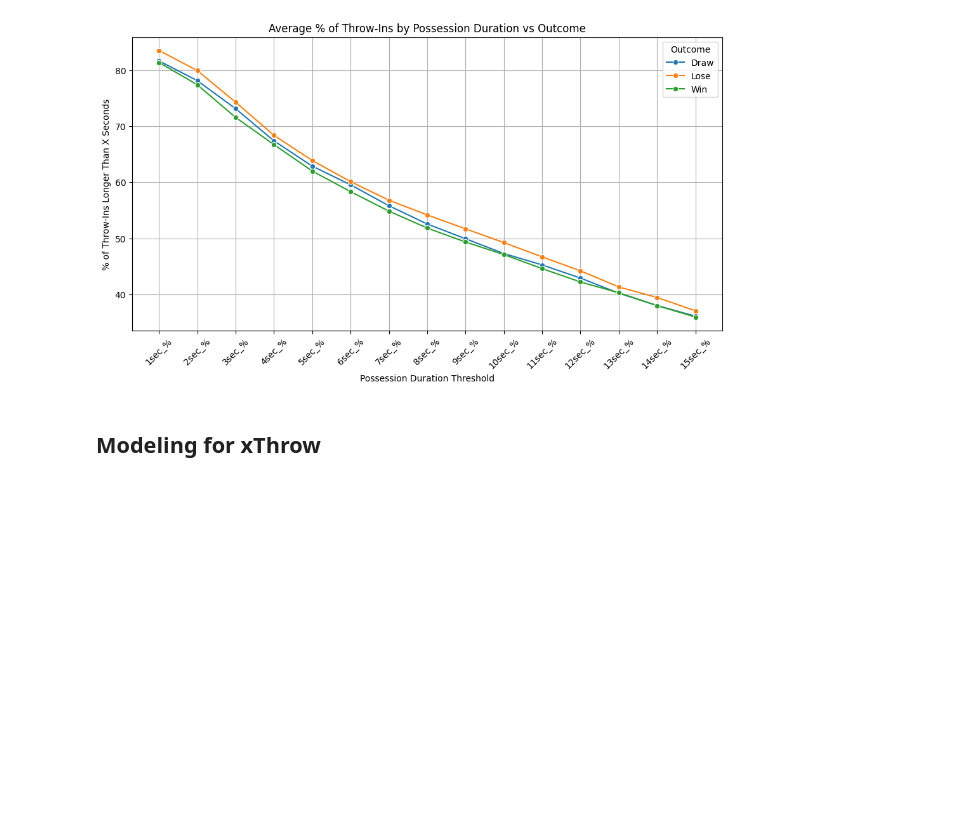
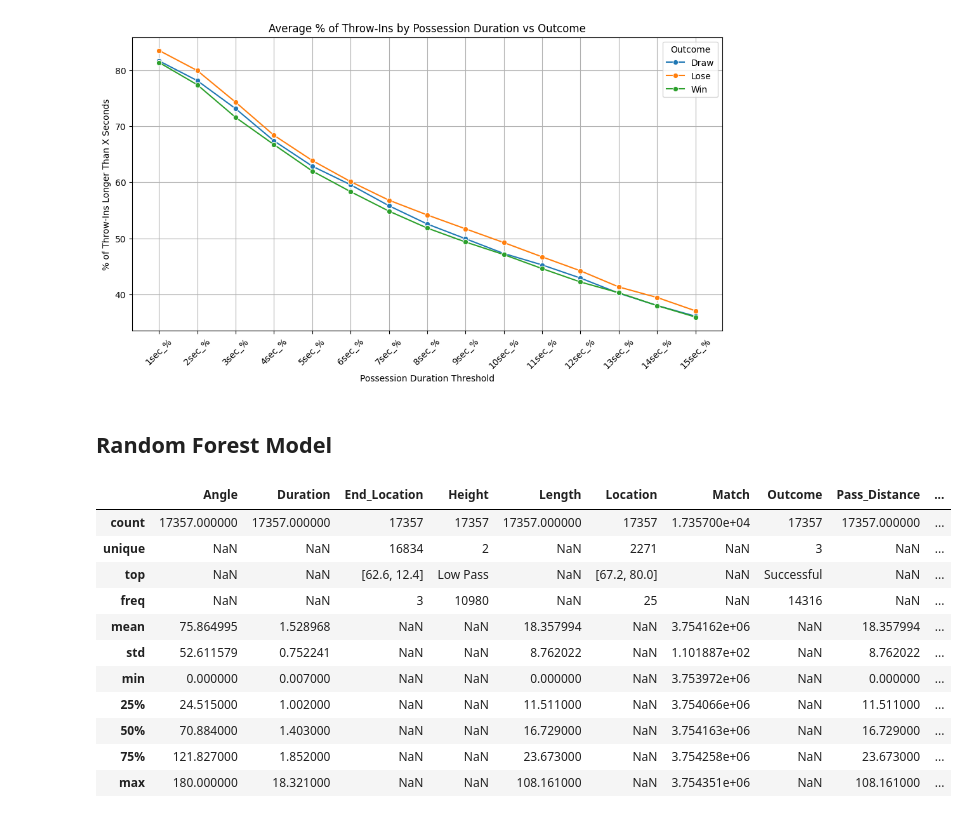
Before and after one commit to hwillif/Throw-in-Project, a Jupyter notebook: HW_Throw-In.ipynb, the cells around one changed output. Cells and saved outputs as stored; diff of their text form; code cells hidden in the pictures; blank space fills up the shorter version.

```diff
--- a/HW_Throw-In.ipynb
+++ b/HW_Throw-In.ipynb
@@ -672,4 +733,19 @@ plt.show()
 # %% [output]
 [figure]
 # %% [markdown]
-## Modeling for xThrow
+## Random Forest Model
+# %%
+Throws.describe(include='all')
+# %% [output]
+|  | Angle | Duration | End_Location | Height | Length | Location | Match | Outcome | Pass_Distance | ... |
+| count | 17357.000000 | 17357.000000 | 17357 | 17357 | 17357.000000 | 17357 | 1.735700e+04 | 17357 | 17357.000000 | ... |
+| unique | NaN | NaN | 16834 | 2 | NaN | 2271 | NaN | 3 | NaN | ... |
+| top | NaN | NaN | [62.6, 12.4] | Low Pass | NaN | [67.2, 80.0] | NaN | Successful | NaN | ... |
+| freq | NaN | NaN | 3 | 10980 | NaN | 25 | NaN | 14316 | NaN | ... |
+| mean | 75.864995 | 1.528968 | NaN | NaN | 18.357994 | NaN | 3.754162e+06 | NaN | 18.357994 | ... |
+| std | 52.611579 | 0.752241 | NaN | NaN | 8.762022 | NaN | 1.101887e+02 | NaN | 8.762022 | ... |
+| min | 0.000000 | 0.007000 | NaN | NaN | 0.000000 | NaN | 3.753972e+06 | NaN | 0.000000 | ... |
+| 25% | 24.515000 | 1.002000 | NaN | NaN | 11.511000 | NaN | 3.754066e+06 | NaN | 11.511000 | ... |
+| 50% | 70.884000 | 1.403000 | NaN | NaN | 16.729000 | NaN | 3.754163e+06 | NaN | 16.729000 | ... |
+| 75% | 121.827000 | 1.852000 | NaN | NaN | 23.673000 | NaN | 3.754258e+06 | NaN | 23.673000 | ... |
+| max | 180.000000 | 18.321000 | NaN | NaN | 108.161000 | NaN | 3.754351e+06 | NaN | 108.161000 | ... |
```
Also changed, not shown: parts of 6 cells of this notebook.
